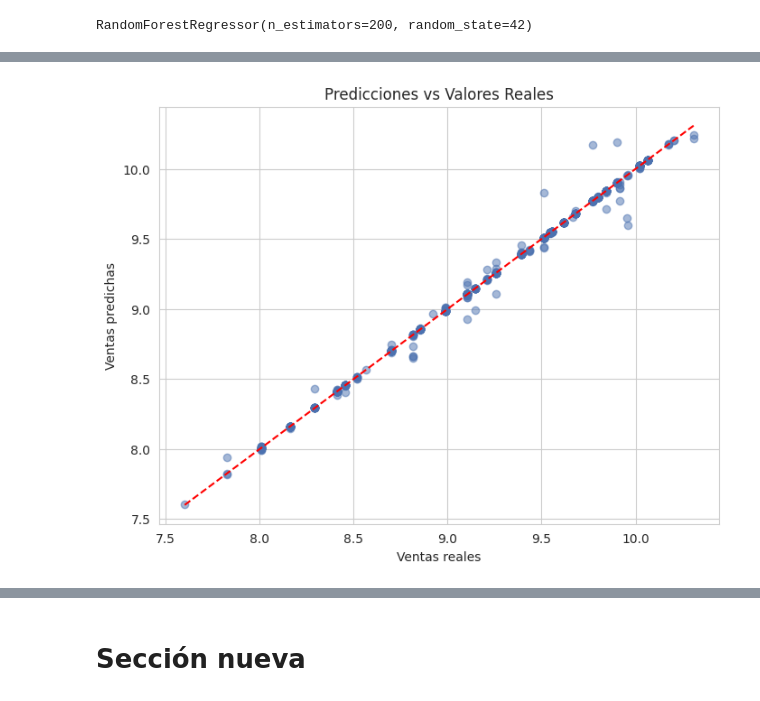
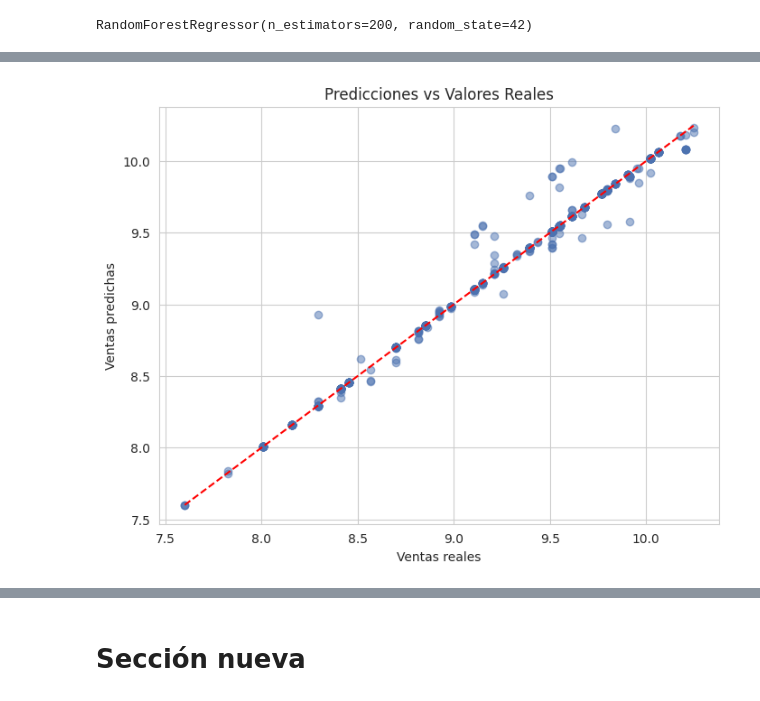
Before and after one commit to estemartinez87-cell/ProyectoConsumodeCafeI-MartinezEstela, a Jupyter notebook: Analisis_del_consumo_del_cafe.ipynb, the cells around one changed output, grey strips where cells are left out. Saved outputs shown, nothing was run; the diff lists cells and outputs as text; code cells hidden in the pictures.

```diff
--- a/Analisis_del_consumo_del_cafe.ipynb
+++ b/Analisis_del_consumo_del_cafe.ipynb
@@ -803,13 +796,13 @@ RMSE: 0.048
 # %%
 plt.figure(figsize=(8,6))
-plt.scatter(y_test, y_pred_rf, alpha=0.5)
+plt.scatter(y_test, y_pred, alpha=0.5)
 plt.plot([y_test.min(), y_test.max()], [y_test.min(), y_test.max()], 'r--')
 plt.xlabel("Ventas reales")
 plt.ylabel("Ventas predichas")
 plt.title("Predicciones vs Valores Reales")
 plt.show()
 # %% [output]
-[figure, old version]
+[figure, new version]
 # %%
 import matplotlib.pyplot as plt
 import seaborn as sns
```
Also changed, not shown: parts of 19 cells of this notebook.
